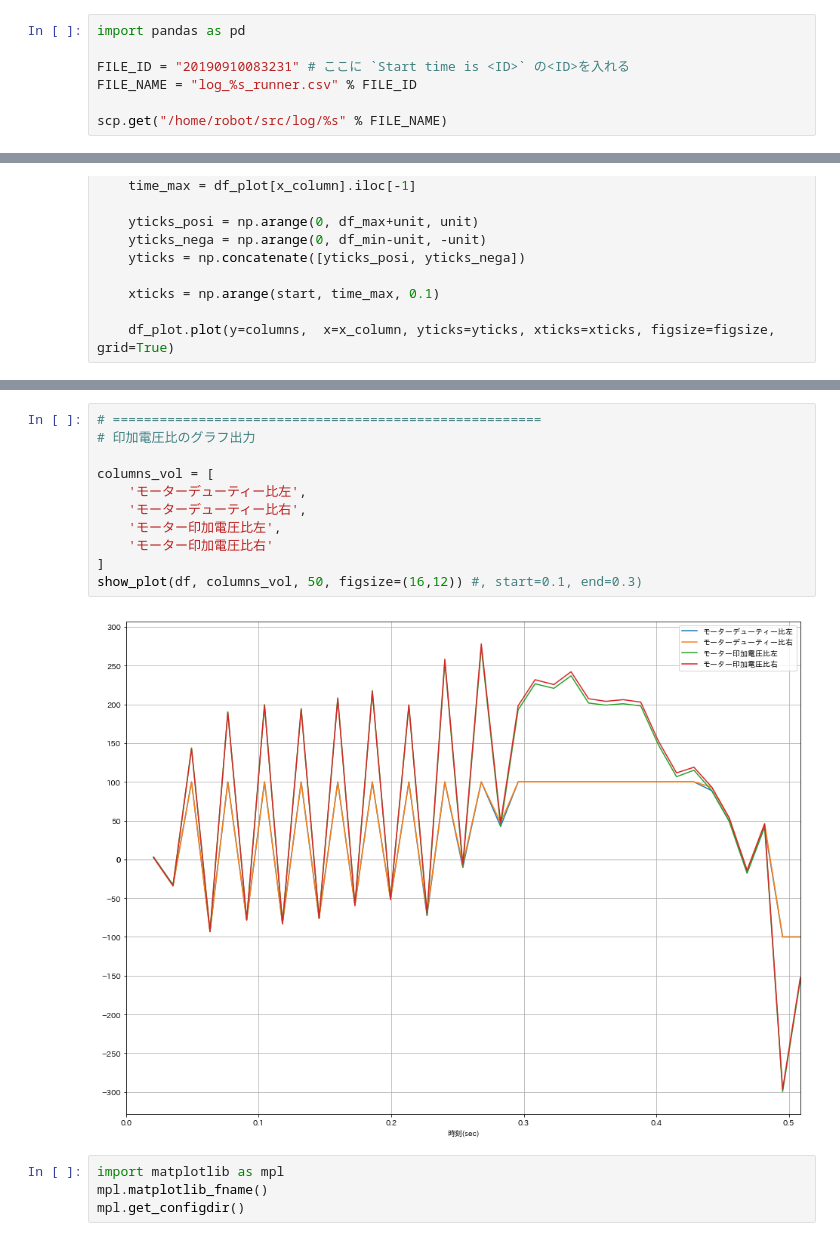
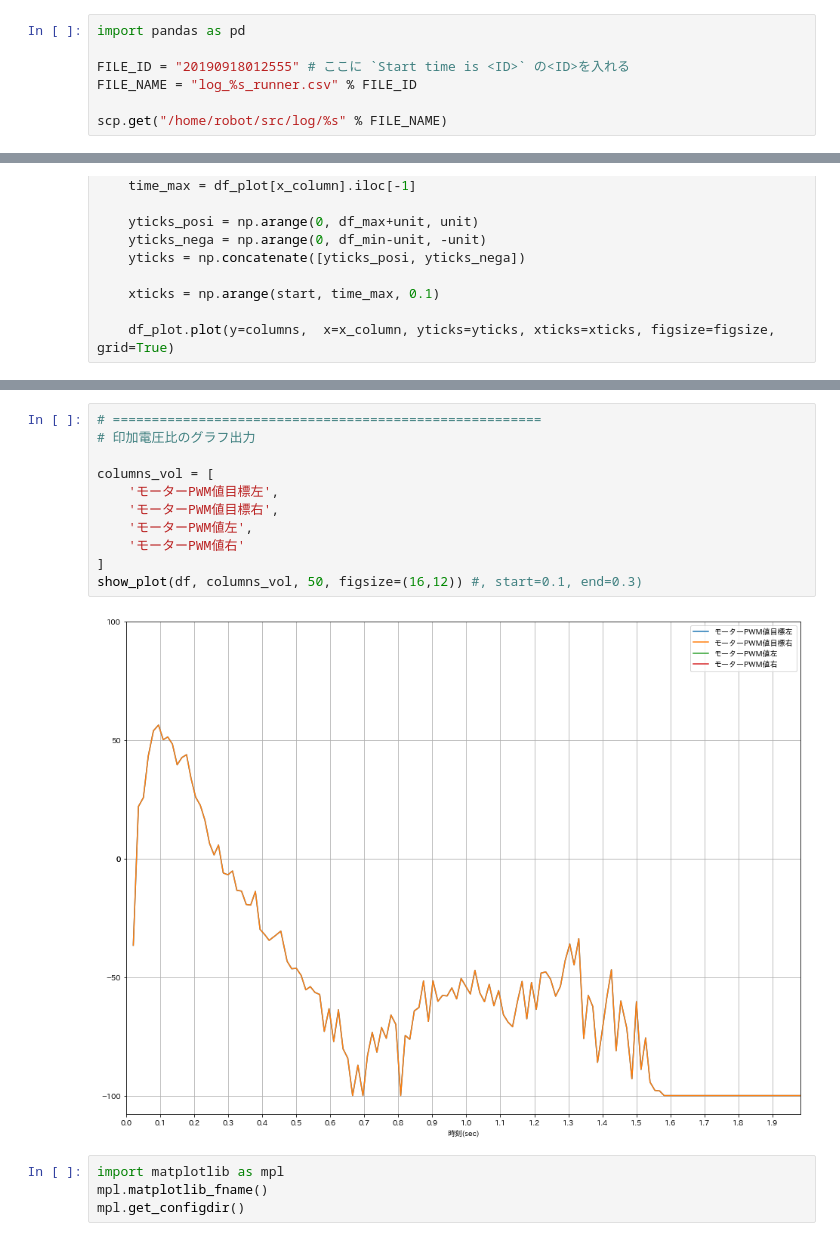
Before and after one commit to ETRobocon2017-TeamD/balanc3r-for-ev3way-et, a Jupyter notebook: log/log_viewer.ipynb, the cells around one changed output, grey strips where cells are left out. Drawn from its saved outputs; the diff is of its cells as text.

```diff
--- a/log/log_viewer.ipynb
+++ b/log/log_viewer.ipynb
@@ -18,7 +18,7 @@ scp = SCPClient(ssh.get_transport())
 # %%
 import pandas as pd
 
-FILE_ID = "20190910083231" # ここに `Start time is <ID>` の<ID>を入れる
+FILE_ID = "20190918012555" # ここに `Start time is <ID>` の<ID>を入れる
 FILE_NAME = "log_%s_runner.csv" % FILE_ID
 
 scp.get("/home/robot/src/log/%s" % FILE_NAME)
@@ -151,16 +161,16 @@ show_plot(df, columns_rad, 1, figsize=(16,12))
 # %%
 # =======================================================
 # 印加電圧比のグラフ出力
 
 columns_vol = [
-    'モーターデューティー比左',
-    'モーターデューティー比右',
-    'モーター印加電圧比左',
-    'モーター印加電圧比右'
+    'モーターPWM値目標左',
+    'モーターPWM値目標右',
+    'モーターPWM値左',
+    'モーターPWM値右'
 ]
 show_plot(df, columns_vol, 50, figsize=(16,12)) #, start=0.1, end=0.3)
 # %% [output]
-[figure, old version]
+[figure, new version]
 # %%
 import matplotlib as mpl
 mpl.matplotlib_fname()
```
Also changed, not shown: parts of 12 cells of this notebook, 4 other files.
